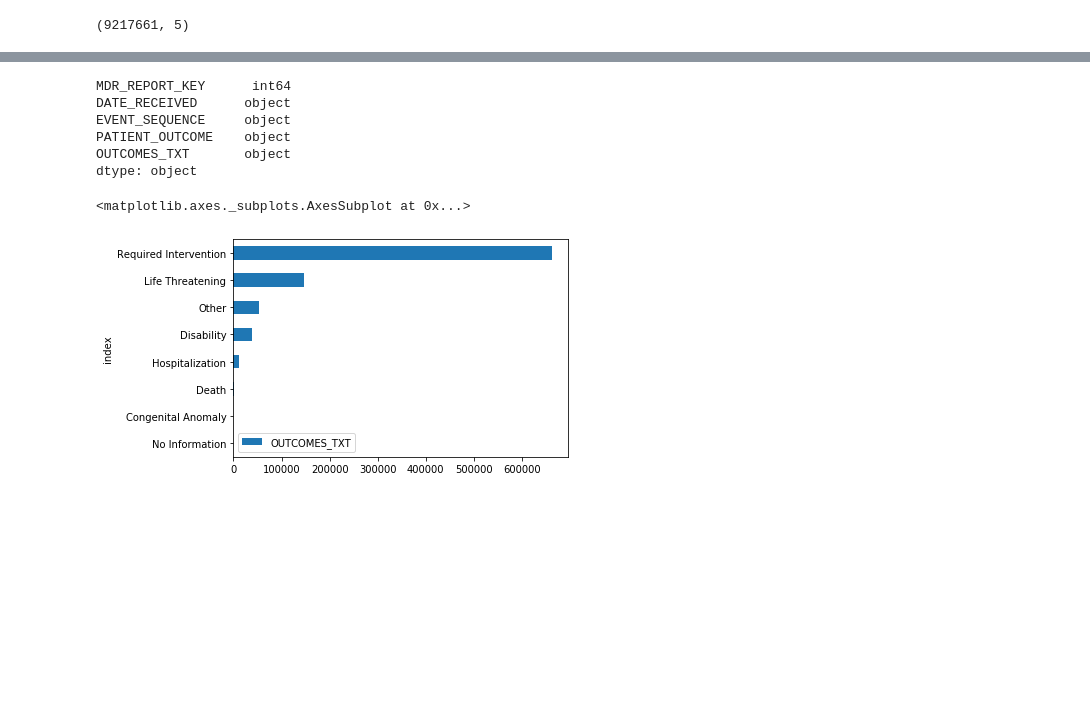
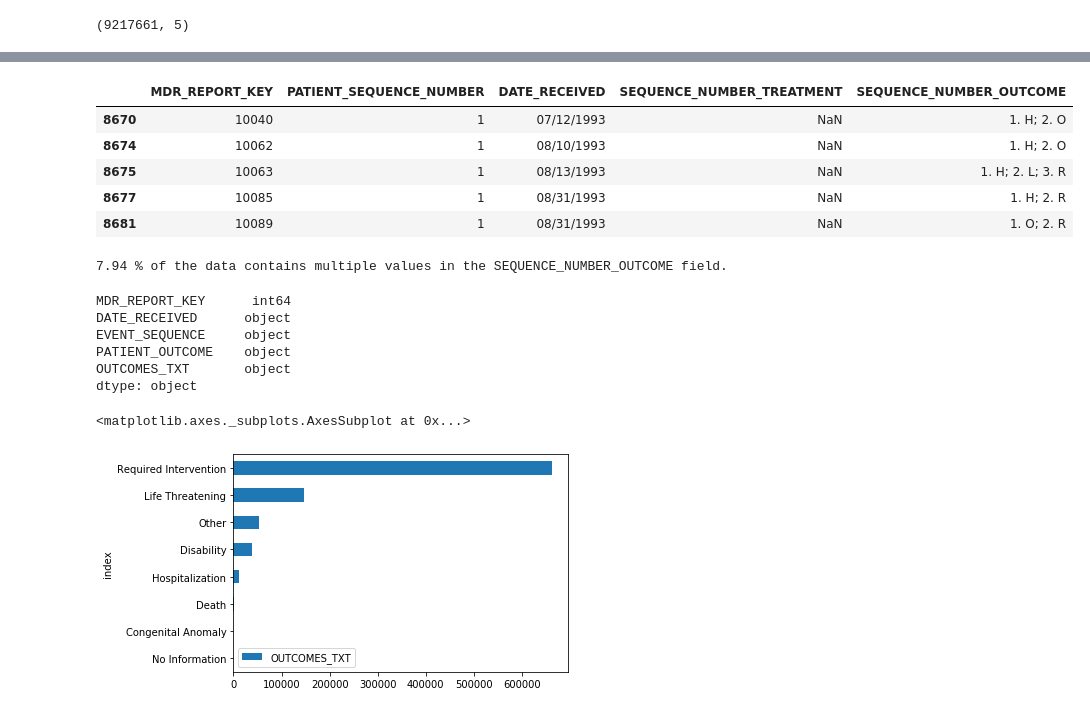
Before and after one commit to datawolf19/MAUDE, a Jupyter notebook: MDR Data.ipynb, the cells around one changed output, grey strips where cells are left out. Drawn from its saved outputs; the diff is of its cells as text; code cells hidden in the pictures; blank space fills up the shorter version.

```diff
--- a/MDR Data.ipynb
+++ b/MDR Data.ipynb
@@ -7,4 +7,4 @@ import glob
 import requests
 import io
 
-pd.options.display.max_columns=100
+pd.options.display.max_columns=75
@@ -118,0 +105,16 @@ df3 = patient.set_index(['MDR_REPORT_KEY', 'DATE_RECEIVED'])[['SEQUENCE_NUMBER_O
+# %%
+# Reviewing the data I found that multiple values appear in the SEQUENCE_NUMBER_OUTCOME field. But how often?
+
+patient[patient.SEQUENCE_NUMBER_OUTCOME.str.contains(';').fillna(False)].head()
+# %% [output]
+|  | MDR_REPORT_KEY | PATIENT_SEQUENCE_NUMBER | DATE_RECEIVED | SEQUENCE_NUMBER_TREATMENT | SEQUENCE_NUMBER_OUTCOME |
+| 8670 | 10040 | 1 | 07/12/1993 | NaN | 1. H; 2. O |
+| 8674 | 10062 | 1 | 08/10/1993 | NaN | 1. H; 2. O |
+| 8675 | 10063 | 1 | 08/13/1993 | NaN | 1. H; 2. L; 3. R |
+| 8677 | 10085 | 1 | 08/31/1993 | NaN | 1. H; 2. R |
+| 8681 | 10089 | 1 | 08/31/1993 | NaN | 1. O; 2. R |
+# %%
+# How often does the SEQUENCE_NUMBER_OUTCOME contain multiple values?
+print(round((patient[patient.SEQUENCE_NUMBER_OUTCOME.str.contains(';').fillna(False)].shape[0]/patient.shape[0]) * 100 ,2), '% of the data contains multiple values in the SEQUENCE_NUMBER_OUTCOME field.')
+# %% [output]
+7.94 % of the data contains multiple values in the SEQUENCE_NUMBER_OUTCOME field.
```
Also changed, not shown: parts of 29 cells of this notebook.
